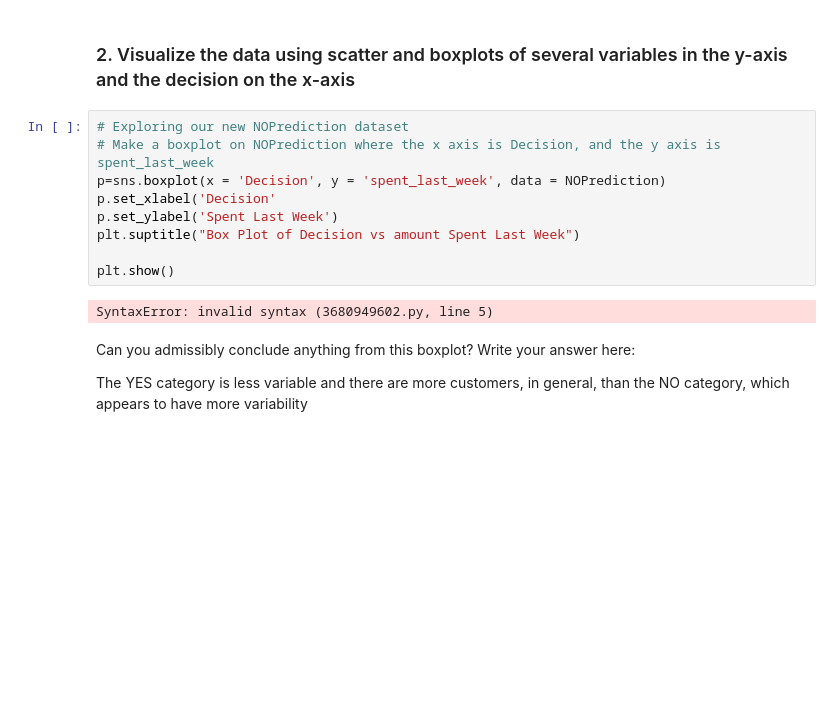
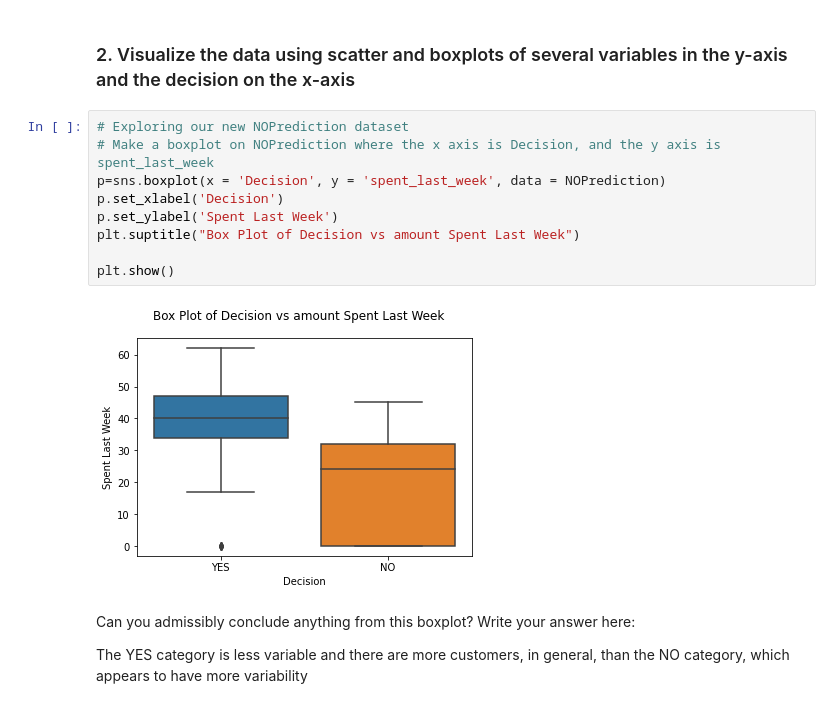
Before and after one commit to randrmoel/coffee_case_decision_tree, a Jupyter notebook: Springboard Decision Tree Specialty Coffee Case Study - Tier 3.ipynb, the cells around one changed output. Cells and saved outputs as stored; diff of their text form; blank space fills up the shorter version.

```diff
--- a/Springboard Decision Tree Specialty Coffee Case Study - Tier 3.ipynb
+++ b/Springboard Decision Tree Specialty Coffee Case Study - Tier 3.ipynb
@@ -269,14 +269,14 @@ Name: Decision, dtype: object
 # %%
 # Exploring our new NOPrediction dataset
 # Make a boxplot on NOPrediction where the x axis is Decision, and the y axis is spent_last_week
 p=sns.boxplot(x = 'Decision', y = 'spent_last_week', data = NOPrediction)
-p.set_xlabel('Decision'
+p.set_xlabel('Decision')
 p.set_ylabel('Spent Last Week')
 plt.suptitle("Box Plot of Decision vs amount Spent Last Week")
 
 plt.show()
 # %% [output]
-SyntaxError: invalid syntax (3680949602.py, line 5)
+[figure, added]
 # %% [markdown]
 Can you admissibly conclude anything from this boxplot? Write your answer here:
 
```
Also changed, not shown: parts of 4 cells of this notebook.
